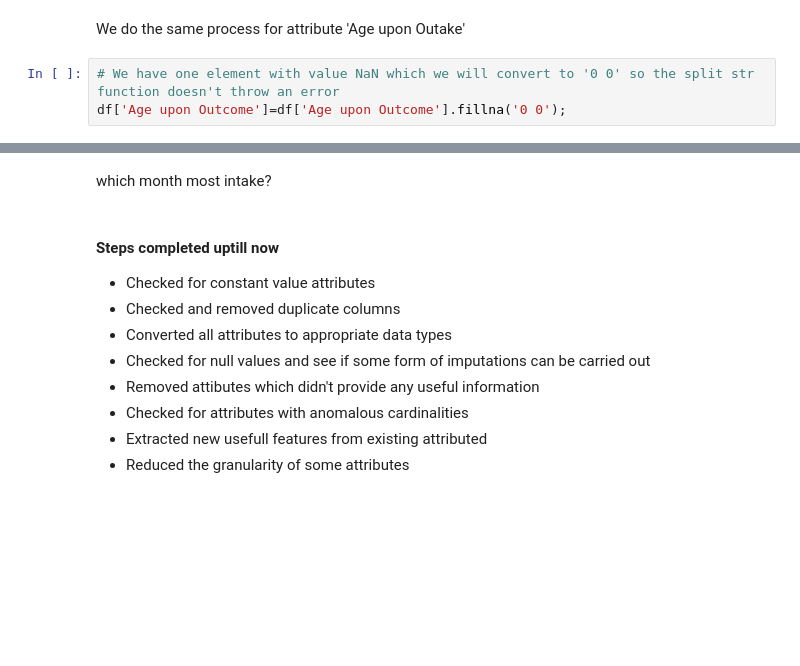
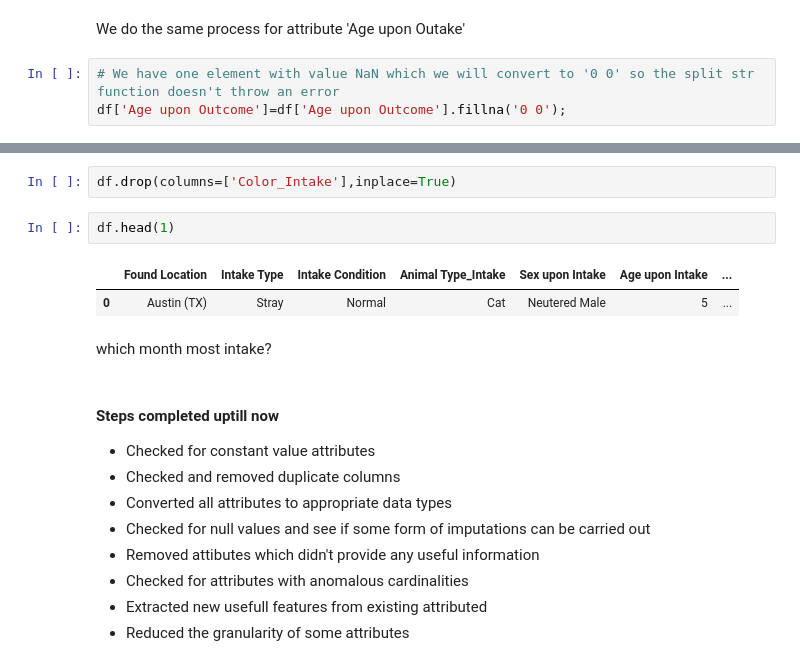
Before and after one commit to sachsom95/Animal-shelter-data-Exploratory-Analysis, a Jupyter notebook: Animal_shelter_data_analysis.ipynb, the cells around one changed output, grey strips where cells are left out. Cells and saved outputs as stored; diff of their text form; blank space fills up the shorter version.

```diff
--- a/Animal_shelter_data_analysis.ipynb
+++ b/Animal_shelter_data_analysis.ipynb
@@ -560,3 +610,10 @@ for x in range(1000):
+# %%
+df.drop(columns=['Color_Intake'],inplace=True)
+# %%
+df.head(1)
+# %% [output]
+|  | Found Location | Intake Type | Intake Condition | Animal Type_Intake | Sex upon Intake | Age upon Intake | ... |
+| 0 | Austin (TX) | Stray | Normal | Cat | Neutered Male | 5 | ... |
 # %% [markdown]
 which month most intake?
 # %% [markdown]
```
Also changed, not shown: parts of 10 cells of this notebook.
